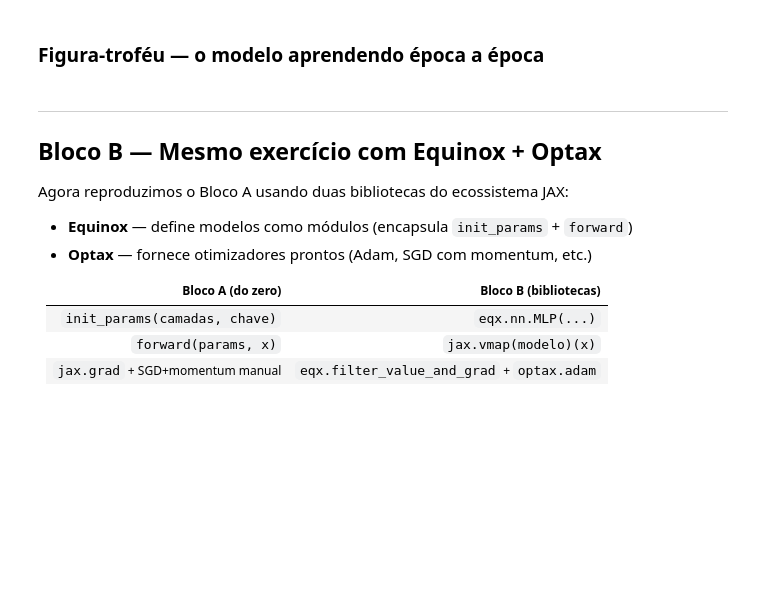
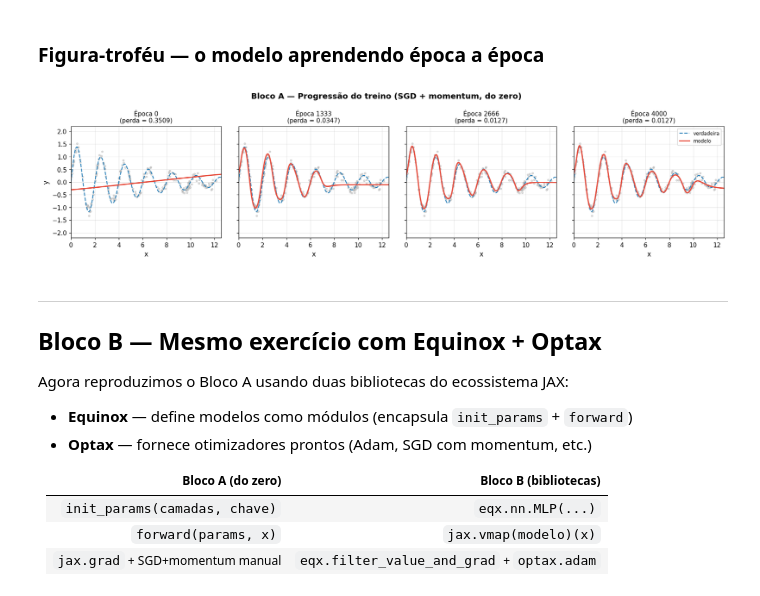
Before and after one commit to daniellopezcano/I-Escola-de-Inverno-do-IFUSP, a Jupyter notebook: jax-examples/notebooks/00_caixa_de_ferramentas.ipynb, the cells around one changed output. Drawn from its saved outputs; the diff is of its cells as text; code cells hidden in the pictures; blank space fills up the shorter version.

```diff
--- a/jax-examples/notebooks/00_caixa_de_ferramentas.ipynb
+++ b/jax-examples/notebooks/00_caixa_de_ferramentas.ipynb
@@ -499,27 +585,28 @@ plt.show()
 ### Figura-troféu — o modelo aprendendo época a época
 # %%
 fig, axes_trophy = plt.subplots(1, 4, figsize=(16, 4), sharey=True)
-fig.suptitle("Bloco A — Progressão do treino (SGD + momentum, do zero)",
-             fontsize=13, fontweight="bold")
+fig.suptitle("Bloco A — Progressão do treino (SGD + momentum, do zero)", fontsize=13, fontweight="bold")
 
 for ax, ep in zip(axes_trophy, EPOCAS_FOTO):
-    p_snap   = fotos_a[ep]
+    p_snap   = fotos_a[int(ep)]
     y_pred_s = forward(p_snap, xg_in).squeeze(-1)
     perda_s  = float(perda_mse(p_snap, x_in, y_in))
 
     ax.scatter(x_dados, y_ruidoso, s=8, alpha=0.4, color="#aaaaaa")
     ax.plot(x_grade, y_grade, "--", lw=1.5, color="#2980b9", label="verdadeira")
     ax.plot(x_grade, y_pred_s, "-",  lw=2.0, color="#e74c3c", label="modelo")
     ax.set_title(f"Época {ep}\n(perda = {perda_s:.4f})", fontsize=10)
     ax.set_xlabel("x")
     ax.set_xlim(0, float(X_MAX))
     ax.set_ylim(-2.2, 2.2)
     ax.grid(True, alpha=0.3)
 
 axes_trophy[0].set_ylabel("y")
 axes_trophy[-1].legend(loc="upper right", fontsize=8)
 plt.tight_layout()
 plt.show()
+# %% [output]
+[figure, added]
 # %% [markdown]
 ---
 ## Bloco B — Mesmo exercício com Equinox + Optax
```
Also changed, not shown: parts of 25 cells of this notebook, 1 other file.
